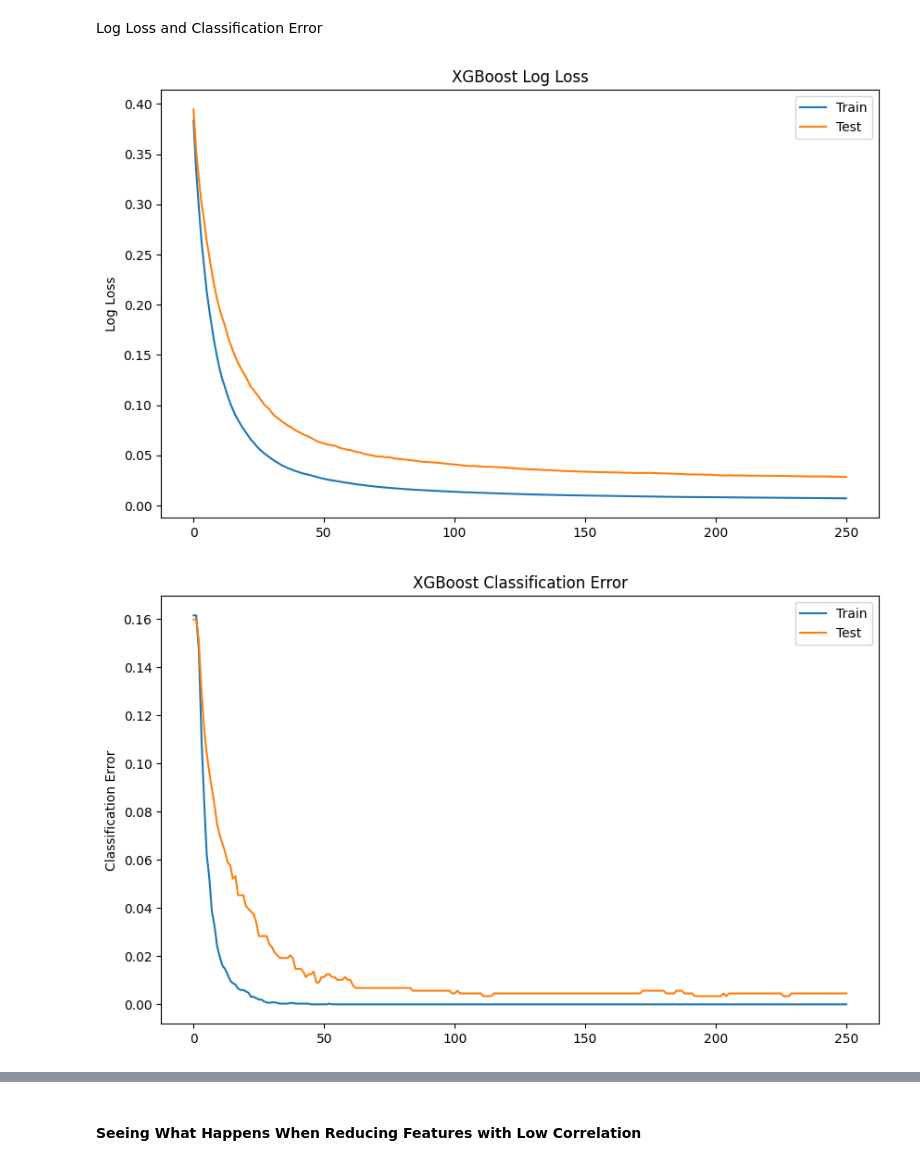
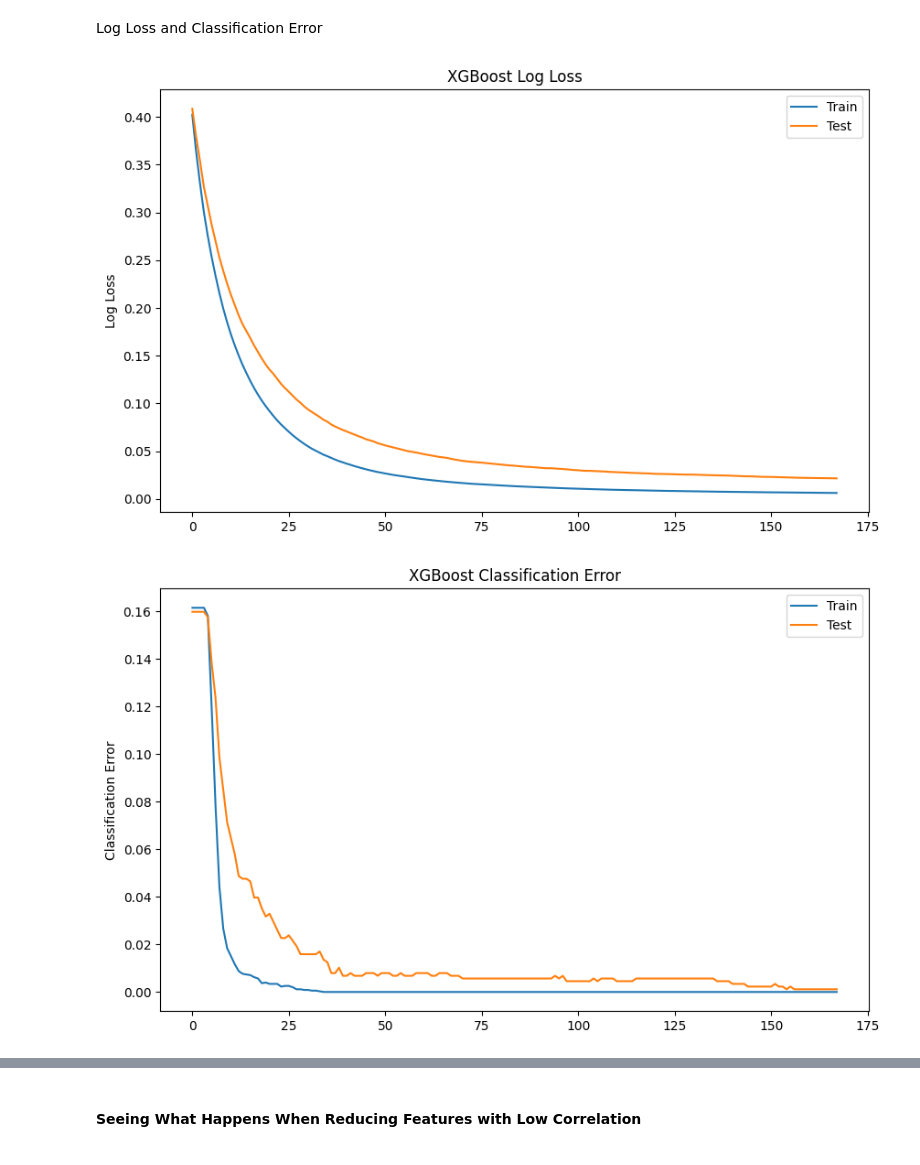
Before and after one commit to toygarcaparoglu/HR-Analytics-Project, a Jupyter notebook: Probability of Attrition_updated.ipynb, the cells around one changed output, grey strips where cells are left out. Saved outputs shown, nothing was run; the diff lists cells and outputs as text; code cells hidden in the pictures.

```diff
--- a/Probability of Attrition_updated.ipynb
+++ b/Probability of Attrition_updated.ipynb
@@ -15,10 +10,10 @@ Drive already mounted at /content/drive; to attempt to forcibly remount, call dr
 # %%
 # Importing data
-in_time = pd.read_csv("/content/drive/MyDrive/src/in_time.csv")
-out_time = pd.read_csv("/content/drive/MyDrive/src/out_time.csv")
-general_data = pd.read_csv("/content/drive/MyDrive/src/general_data.csv")
-employee_survey_data = pd.read_csv("/content/drive/MyDrive/src/employee_survey_data.csv")
-manager_survey_data = pd.read_csv("/content/drive/MyDrive/src/manager_survey_data.csv")
+in_time = pd.read_csv("in_time.csv")
+out_time = pd.read_csv("out_time.csv")
+general_data = pd.read_csv("general_data.csv")
+employee_survey_data = pd.read_csv("employee_survey_data.csv")
+manager_survey_data = pd.read_csv("manager_survey_data.csv")
 
 # Merging survey data with general data
 step = pd.merge(general_data, employee_survey_data, on='EmployeeID',how='left')
@@ -505,35 +500,33 @@ plt.show()
 # %% [markdown]
 Log Loss and Classification Error
 # %%
-import matplotlib.pyplot as plt
-
 # Training the Model
 model = XGBClassifier(**best_params)
 eval_set=[(X_train,y_train),(X_test,y_test)]
-model.fit(X_train, y_train, eval_metric=["error","logloss"], eval_set=eval_set, verbose=False)
+model.fit(X_train, y_train, eval_metric=["error","logloss"], eval_set=eval_set, verbose=False, early_stopping_rounds=10)
 
 # Retrieving performance metrics
 results = model.evals_result()
 epochs = len(results['validation_0']['error'])
 x_axis = range(0, epochs)
 
 # Plotting log loss
 fig, ax = plt.subplots(figsize=(10, 6))
 ax.plot(x_axis, results['validation_0']['logloss'], label='Train')
 ax.plot(x_axis, results['validation_1']['logloss'], label='Test')
 ax.legend()
 plt.ylabel('Log Loss')
 plt.title('XGBoost Log Loss')
 plt.show()
 
 # Plotting classification error
 fig, ax = plt.subplots(figsize=(10, 6))
 ax.plot(x_axis, results['validation_0']['error'], label='Train')
 ax.plot(x_axis, results['validation_1']['error'], label='Test')
 ax.legend()
 plt.ylabel('Classification Error')
 plt.title('XGBoost Classification Error')
 plt.show()
 # %% [output]
-[figure, old version]
+[figure, new version]
-[figure, old version]
+[figure, new version]
```
Also changed, not shown: parts of 5 cells of this notebook.
